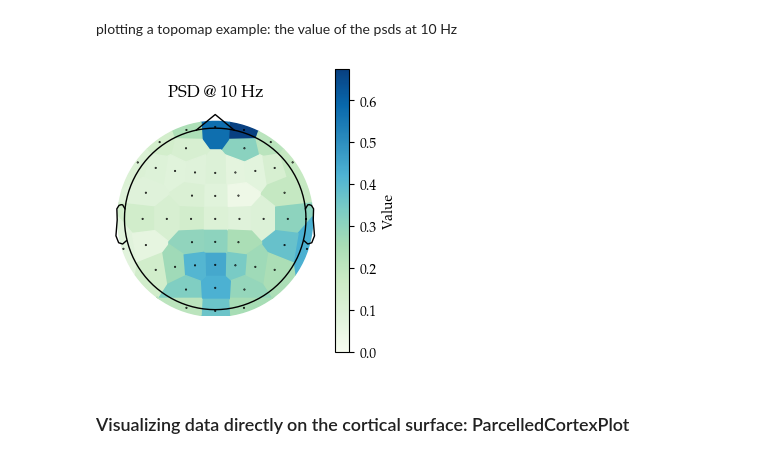
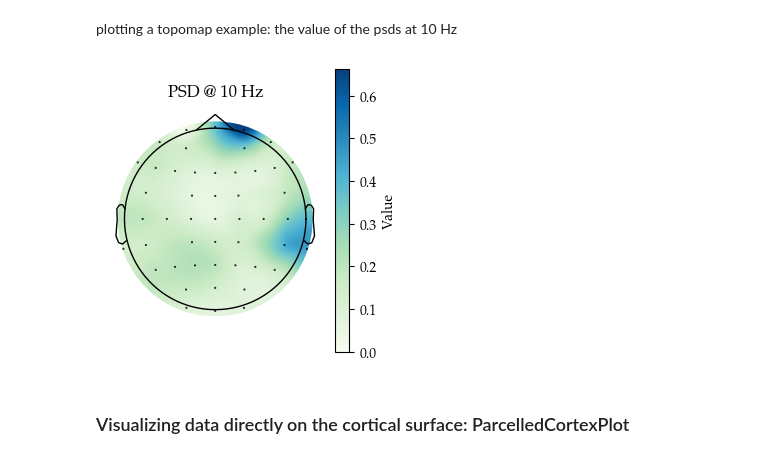
Before and after one commit to djanloo/quilt-hands-on, a Jupyter notebook: tutorial.ipynb, the cells around one changed output. Saved outputs shown, nothing was run; the diff lists cells and outputs as text; code cells hidden in the pictures.

```diff
--- a/tutorial.ipynb
+++ b/tutorial.ipynb
@@ -137,20 +141,20 @@ plotting a topomap example: the value of the psds at 10 Hz
 # %%
 from mne.viz import plot_topomap
 
 # Params for mne's plot_topomap
-plot_kwargs = dict(sphere=0.5, show=False, cmap=plt.cm.GnBu, image_interp="nearest", contours=0)
+plot_kwargs = dict(sphere=0.5, show=False, cmap=plt.cm.GnBu, image_interp="cubic", contours=0)
 
 fig, ax = plt.subplots()
 im, _ = plot_topomap(
                 psds[:, np.where(f==10)[0][0]],
-                eegcap.get_electrode_projection(),
+                eegcap.get_electrode_projection("equidist"),
                 axes=ax,
                 **plot_kwargs
                 )
 ax.set_title("PSD @ 10 Hz")
 plt.colorbar(im, ax=ax, label=r'Value');
 # %% [output]
-[figure, old version]
+[figure, new version]
 # %% [markdown]
 ### Visualizing data directly on the cortical surface: ParcelledCortexPlot
 # %%
```
Also changed, not shown: parts of 10 cells of this notebook.
